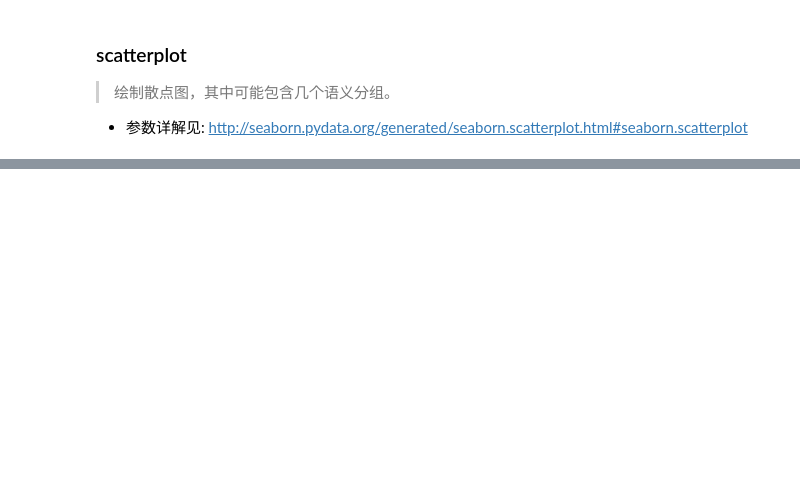
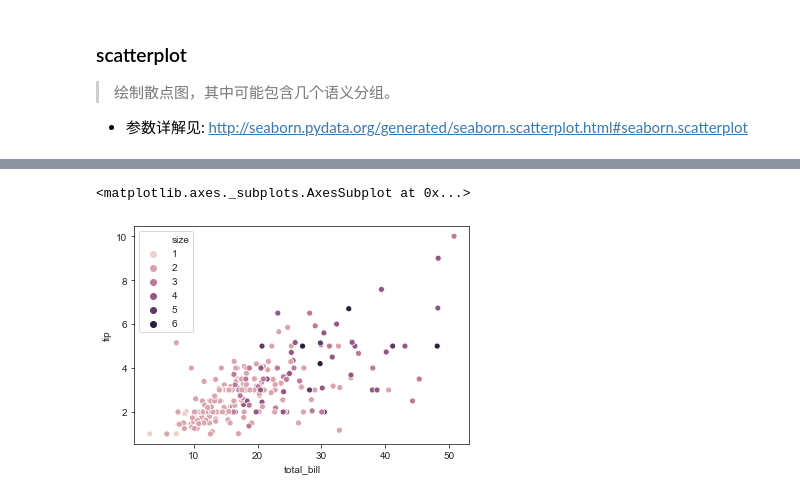
Before and after one commit to Crystal-girl/learning-seaborn, a Jupyter notebook: API Learning.ipynb, the cells around one changed output, grey strips where cells are left out. Drawn from its saved outputs; the diff is of its cells as text; code cells hidden in the pictures; blank space fills up the shorter version.

```diff
--- a/API Learning.ipynb
+++ b/API Learning.ipynb
@@ -257,7 +295,13 @@ sns.scatterplot(data=tips, x='total_bill', y='tip', hue='day', style='time')
 # %%
 # If the variable assigned to hue is numeric, the semantic mapping will be quantitative and use a different default palette.
 # 指定参数 hue 若为 数值变量，则数值变量将被映射为定量且使用默认调色板。
-sns.scatterplot(data=tips, x='total_bill', y='tip', hue='size', legend='full') '''#1 针对参考代码进行修改 增加 legend 参数设置'''
+'''
+#1 针对参考代码进行修改 增加 legend 参数设置
+'''
+sns.scatterplot(data=tips, x='total_bill', y='tip', hue='size', legend='full')
+# %% [output]
+<matplotlib.axes._subplots.AxesSubplot at 0x...>
+[figure, added]
 # %%
 # Pass the name of a categorical palette or explicit colors (as a Python list of dictionary) to force categorical mapping of the hue variable.
 # 指定参数palette ，强制转换参数 hue。（建议指定参数 palette 使 hue 展示更加明确。)
```
Also changed, not shown: parts of 18 cells of this notebook.
